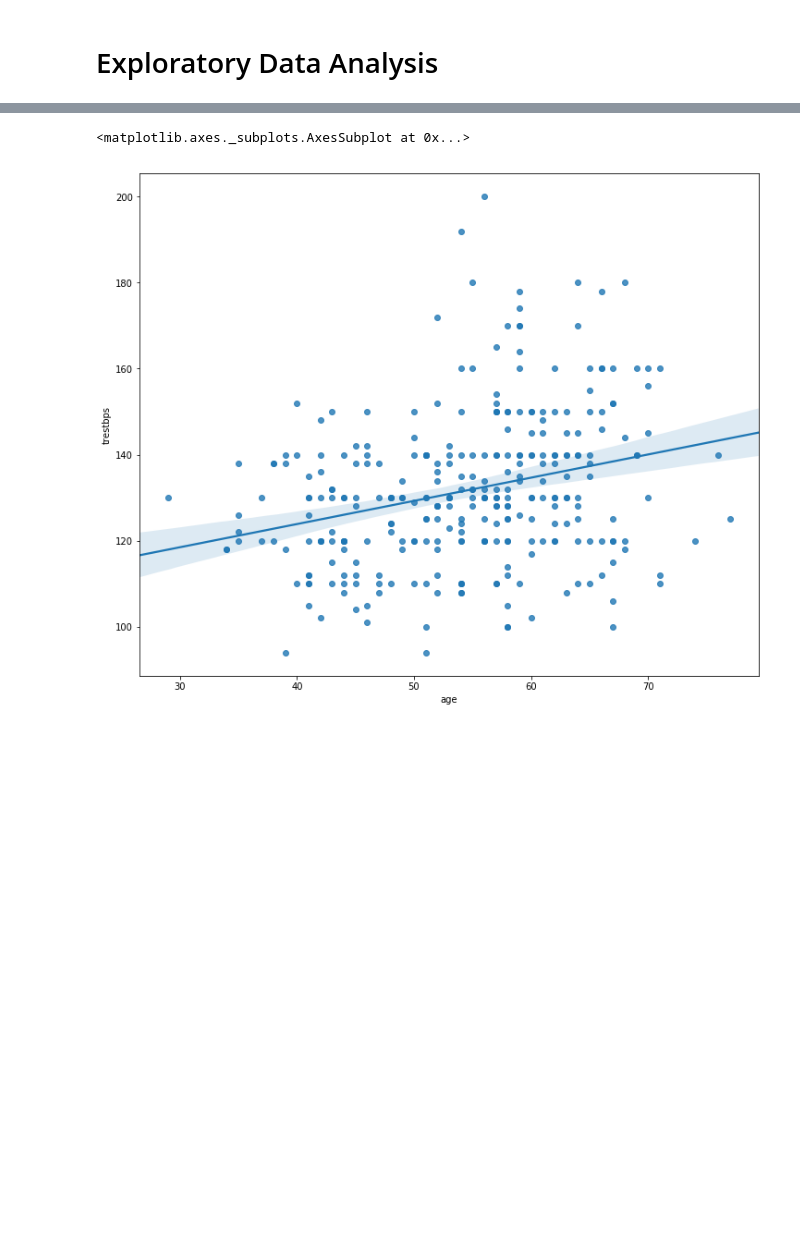
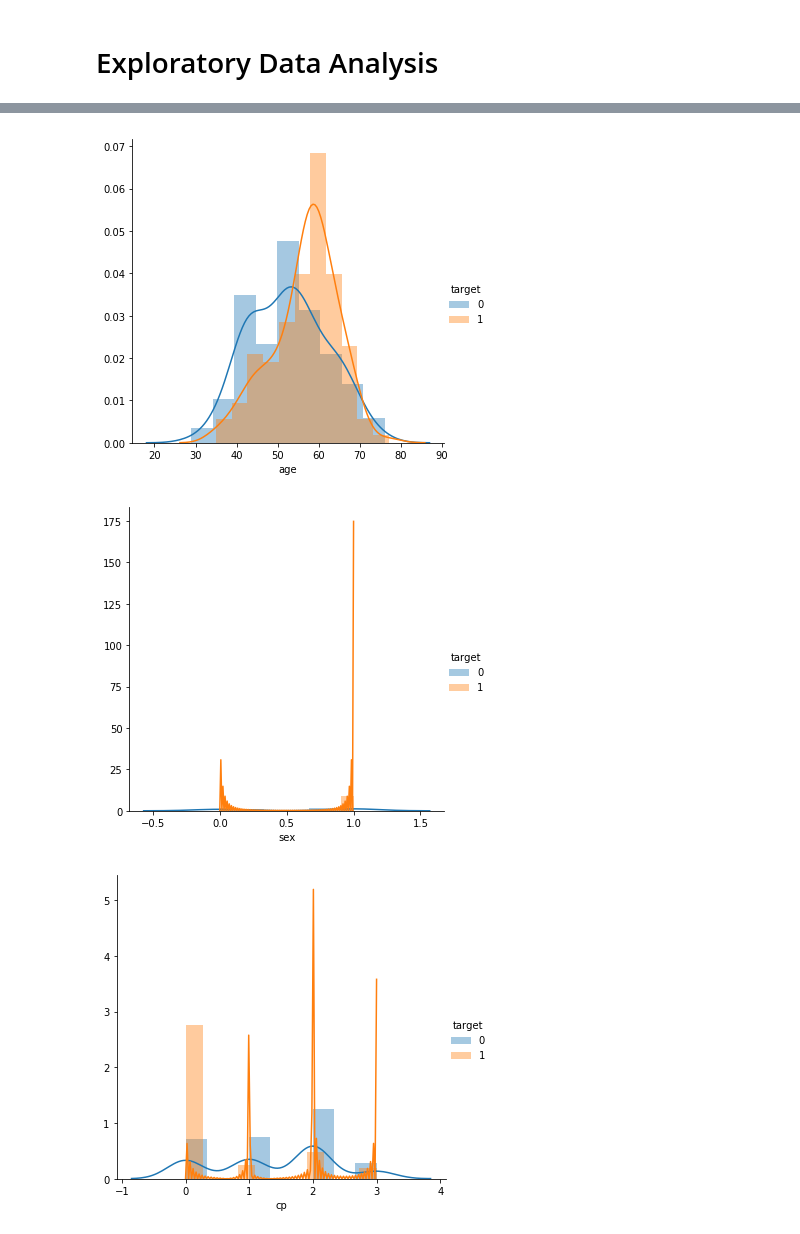
Before and after one commit to kaizendae/Heart-Disease-Project, a Jupyter notebook: Heart_disease_final_project.ipynb, the cells around one changed output, grey strips where cells are left out. Drawn from its saved outputs; the diff is of its cells as text; code cells hidden in the pictures; blank space fills up the shorter version.

```diff
--- a/Heart_disease_final_project.ipynb
+++ b/Heart_disease_final_project.ipynb
@@ -196,5 +198,12 @@ sns.heatmap(corr, xticklabels = corr.columns, yticklabels = corr.columns)
-# %%
-sn.regplot(x='age',y='trestbps',data=heart_data,scatter=True)
-# %% [output]
-<matplotlib.axes._subplots.AxesSubplot at 0x...>
-[figure, removed]
+# %%
+for i,indvar in enumerate(heart_data.columns.values):
+    if indvar == 'target':
+        continue
+    g = sns.FacetGrid(heart_data, hue="target", height =5) \
+       .map(sns.distplot, indvar) \
+       .add_legend();
+    plt.show();
+# %% [output]
+[figure, added]
+[figure, added]
+[figure, added]
```
Also changed, not shown: parts of 8 cells of this notebook, 2 other files.
